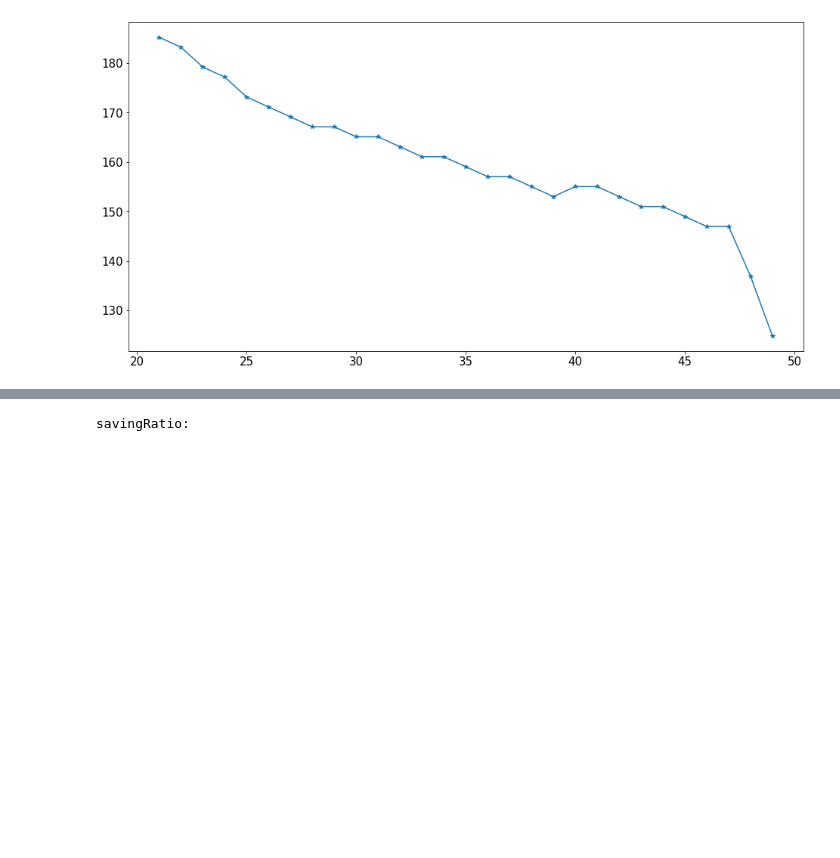
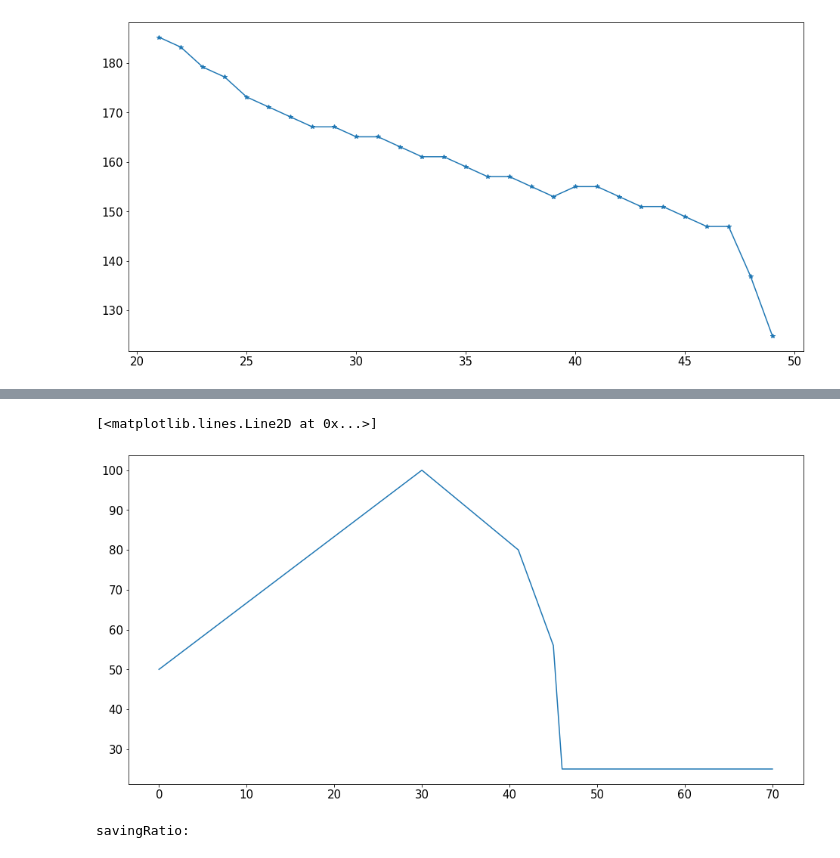
Before and after one commit to dongxulee/lifeCycleRefine, a Jupyter notebook: 20211025/simulation_richLow.ipynb, the cells around one changed output, grey strips where cells are left out. Drawn from its saved outputs; the diff is of its cells as text; code cells hidden in the pictures; blank space fills up the shorter version.

```diff
--- a/20211025/simulation_richLow.ipynb
+++ b/20211025/simulation_richLow.ipynb
@@ -49,3 +57,8 @@ np.save("savingRatio", savingRatio)
+# %%
+plt.plot(detEarning)
+# %% [output]
+[<matplotlib.lines.Line2D at 0x...>]
+[figure, added]
 # %%
 '''
     Policy plot:
```
Also changed, not shown: parts of 2 cells of this notebook, 3 other files.
